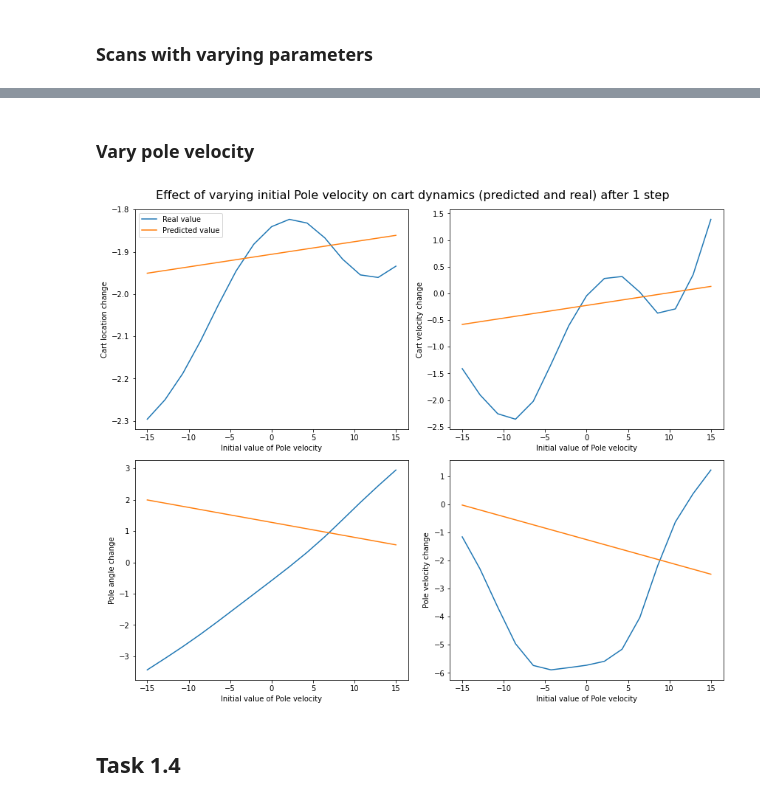
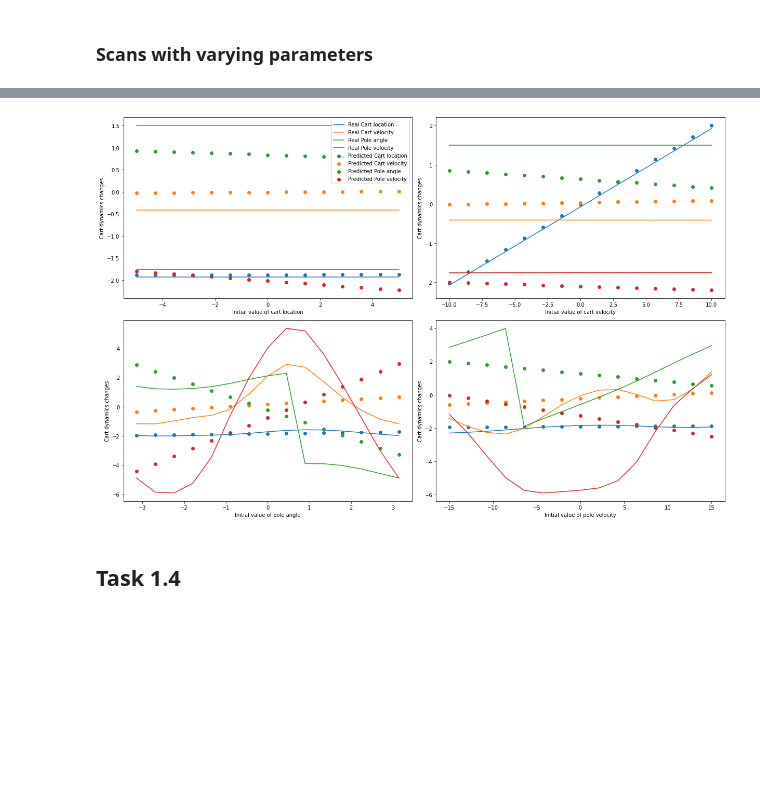
Before and after one commit to aditya-jain7/SF3, a Jupyter notebook: aj563_sf3_code.ipynb, the cells around one changed output, grey strips where cells are left out. Drawn from its saved outputs; the diff is of its cells as text; code cells hidden in the pictures; blank space fills up the shorter version.

```diff
--- a/aj563_sf3_code.ipynb
+++ b/aj563_sf3_code.ipynb
@@ -592,6 +624,0 @@ one_step_difference_with_predictions(2,[-np.pi,np.pi],15)
-# %% [markdown]
-### Vary pole velocity
-# %%
-one_step_difference_with_predictions(3,[-15,15],15)
-# %% [output]
-[figure, removed]
@@ -598,3 +646,50 @@ one_step_difference_with_predictions(3,[-15,15],15)
+# %%
+def together_plot():
+    x_axis1, c_l_real,c_l_pred = one_step_difference_with_predictions_2(0,[-5,5],15)
+    x_axis2,c_v_real,c_v_pred = one_step_difference_with_predictions_2(1,[-10,10],15)
+    x_axis3,p_a_real,p_a_pred = one_step_difference_with_predictions_2(2,[-np.pi,np.pi],15)
+    x_axis4,p_v_real,p_v_pred = one_step_difference_with_predictions_2(3,[-15,15],15)
+
+    fig, axs = plt.subplots(2, 2, figsize=(17, 11))
+    for i in range(4):
+        axs[0,0].plot(x_axis1, [y[i] for y in c_l_real],label='Real {}'.format(variable_number[i]))
+        axs[0,0].scatter(x_axis1, [y[i] for y in c_l_pred],label='Predicted {}'.format(variable_number[i]))
+
+
+
+        axs[0,1].plot(x_axis2, [y[i] for y in c_v_real],label='Real c_v')
+        axs[0,1].scatter(x_axis2, [y[i] for y in c_v_pred],label='Predicted c_v')
+
+        axs[1,0].plot(x_axis3, [y[i] for y in p_a_real],label='Real p_a')
+        axs[1,0].scatter(x_axis3, [y[i] for y in p_a_pred],label='Predicted p_a')
+
+        axs[1,1].plot(x_axis4, [y[i] for y in p_v_real],label='Real p_v')
+        axs[1,1].scatter(x_axis4, [y[i] for y in p_v_pred],label='Predicted p_v')
+
+
+        axs[0,0].legend()
+
+
+    axs[0,0].set_xlabel('Initial value of cart location')
+    axs[0,0].set_ylabel('Cart dynamics changes')
+
+    axs[0,1].set_xlabel('Initial value of cart velocity')
+    axs[0,1].set_ylabel('Cart dynamics changes')
+
+    axs[1,0].set_xlabel('Initial value of pole angle')
+    axs[1,0].set_ylabel('Cart dynamics changes')
+
+    axs[1,1].set_xlabel('Initial value of pole velocity')
+    axs[1,1].set_ylabel('Cart dynamics changes')
+
+    fig.tight_layout()
+
+
+    plt.show()
+# %%
+together_plot()
+# %% [output]
+[figure, added]
 # %% [markdown]
 ## Task 1.4
 # %%
```
Also changed, not shown: parts of 29 cells of this notebook, 11 other files.
